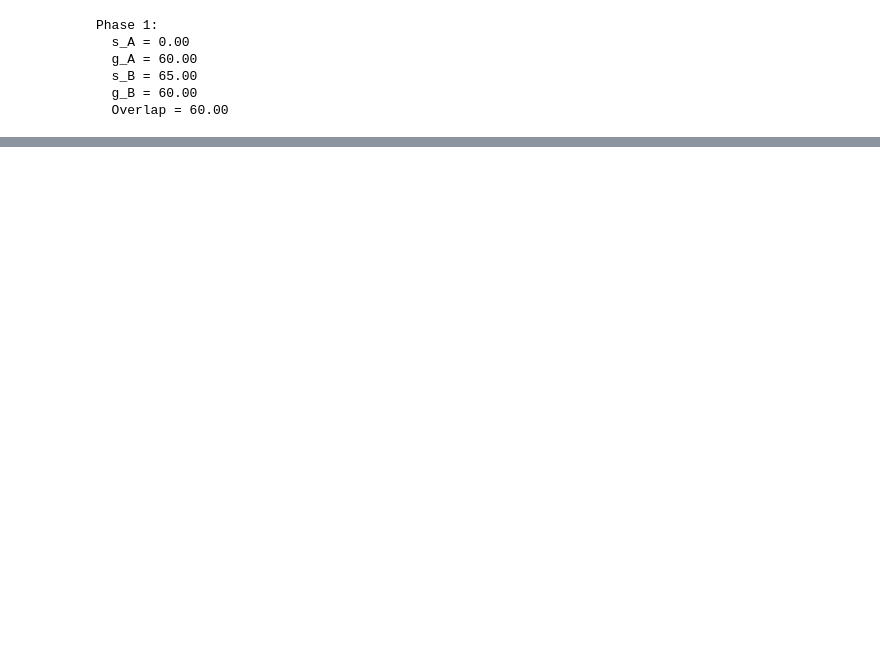
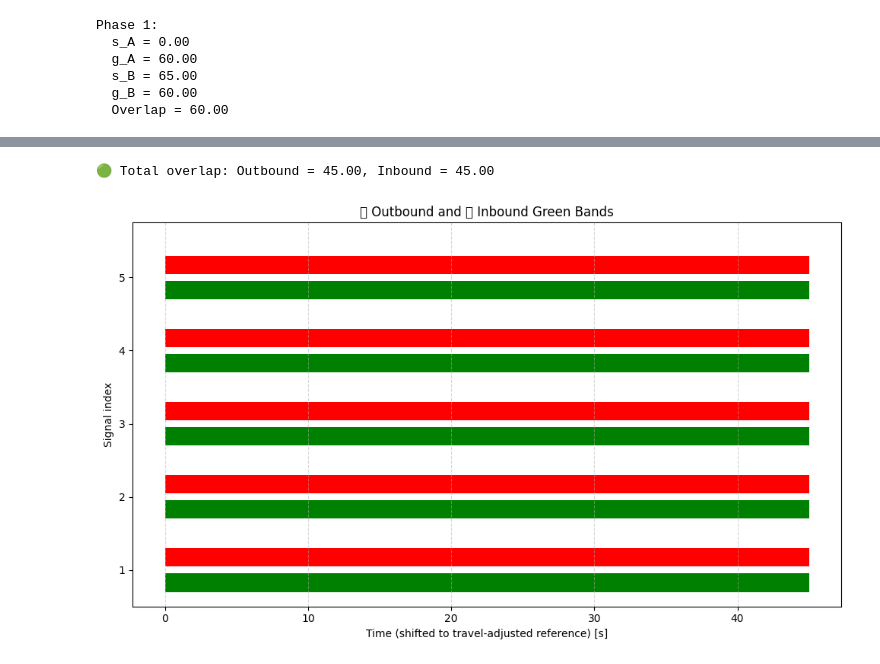
Before and after one commit to mahmoodtt1/OR, a Jupyter notebook: Signal_Coordination.ipynb, the cells around one changed output, grey strips where cells are left out. Drawn from its saved outputs; the diff is of its cells as text; code cells hidden in the pictures; blank space fills up the shorter version.

```diff
--- a/Signal_Coordination.ipynb
+++ b/Signal_Coordination.ipynb
@@ -165,0 +367,27 @@ Phase 1:
+# %%
+# Number of signals
+n = 5
+C = 90
+g_min = 10
+g_max = 45
+
+# Realistic fixed signal spacing (in meters)
+positions = [0, 280, 610, 900, 1230]  # cumulative distances from signal 1
+speed = 15  # m/s (≈ 54 km/h)
+
+# Outbound: from signal 1 to others
+t_out = {j + 1: (positions[j] - positions[0]) / speed for j in range(n)}
+
+# Inbound: from signal n to others (reverse direction)
+t_in = {j + 1: (positions[-1] - positions[j]) / speed for j in range(n)}
+
+# Build and solve
+model = build_bidirectional_corridor_model(n, C, t_out, t_in, g_min, g_max)
+
+solver = SolverFactory("glpk", executable="/usr/bin/glpsol")  # adjust path as needed
+solver.solve(model)
+
+# Output results
+print(f"\n🟢 Total overlap: Outbound = {value(model.o_out):.2f}, Inbound = {value(model.o_in):.2f}\n")
+# %% [output]
+🟢 Total overlap: Outbound = 45.00, Inbound = 45.00
@@ -165,0 +441,4 @@ Phase 1:
+# %%
+plot_bidirectional_green_bands(model, t_out, t_in)
+# %% [output]
+[figure, added]
```
Also changed, not shown: parts of 11 cells of this notebook.
